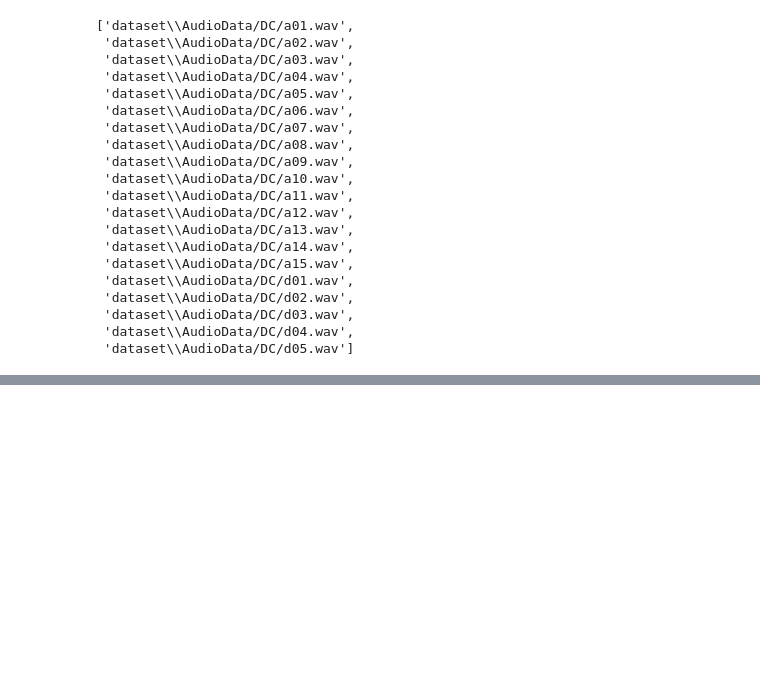
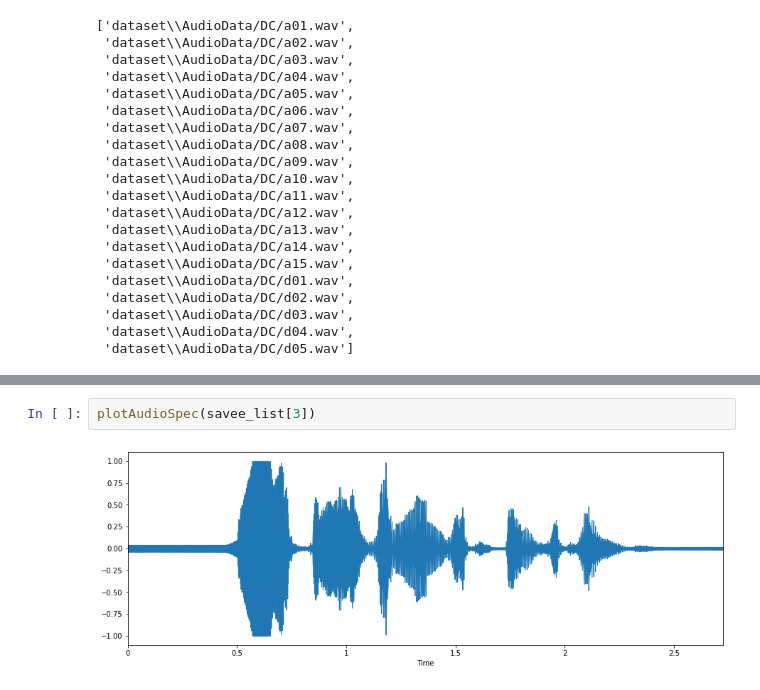
Before and after one commit to RadhiMalhotra98/CS584-Machine-Learning-Project, a Jupyter notebook: TRAINING_MODULE.ipynb, the cells around one changed output, grey strips where cells are left out. Drawn from its saved outputs; the diff is of its cells as text; blank space fills up the shorter version.

```diff
--- a/TRAINING_MODULE.ipynb
+++ b/TRAINING_MODULE.ipynb
@@ -96,0 +128,4 @@ savee_list[:20]
+# %%
+plotAudioSpec(savee_list[3])
+# %% [output]
+[figure, added]
```
Also changed, not shown: parts of 6 cells of this notebook.
